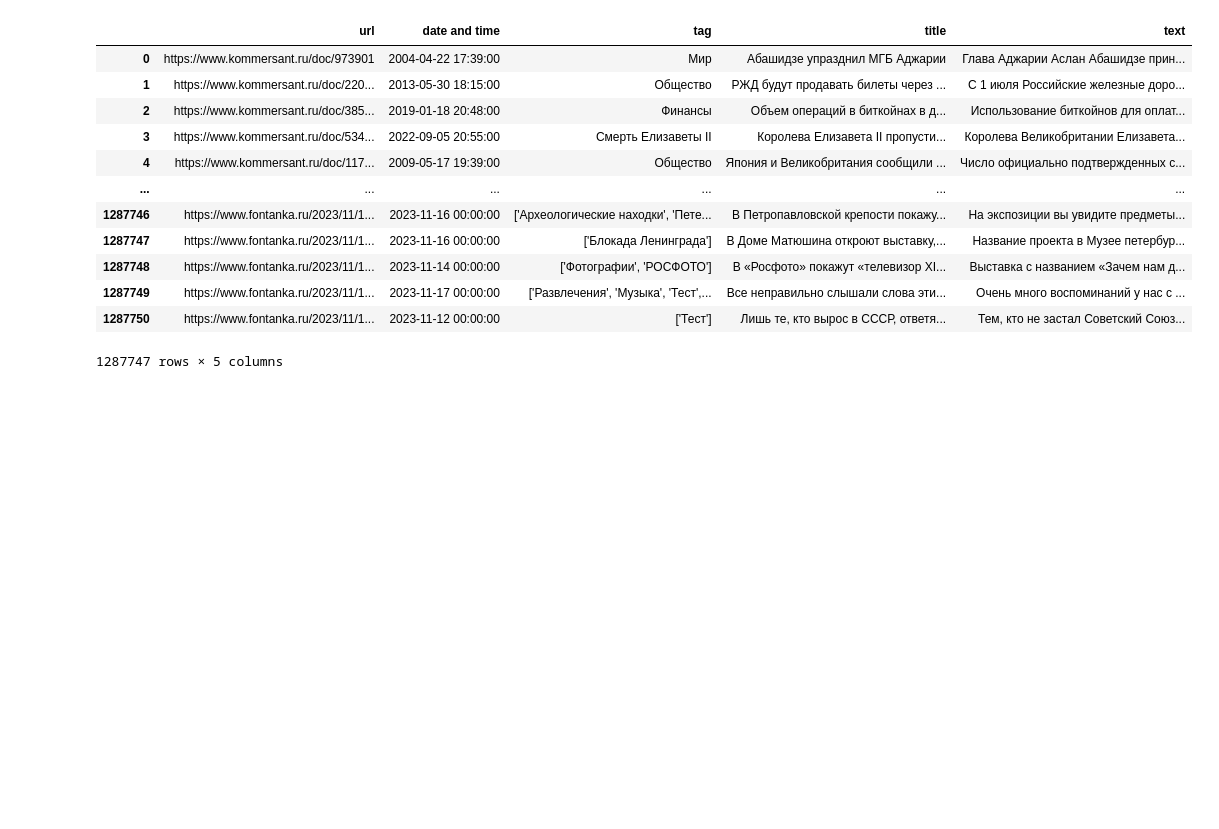
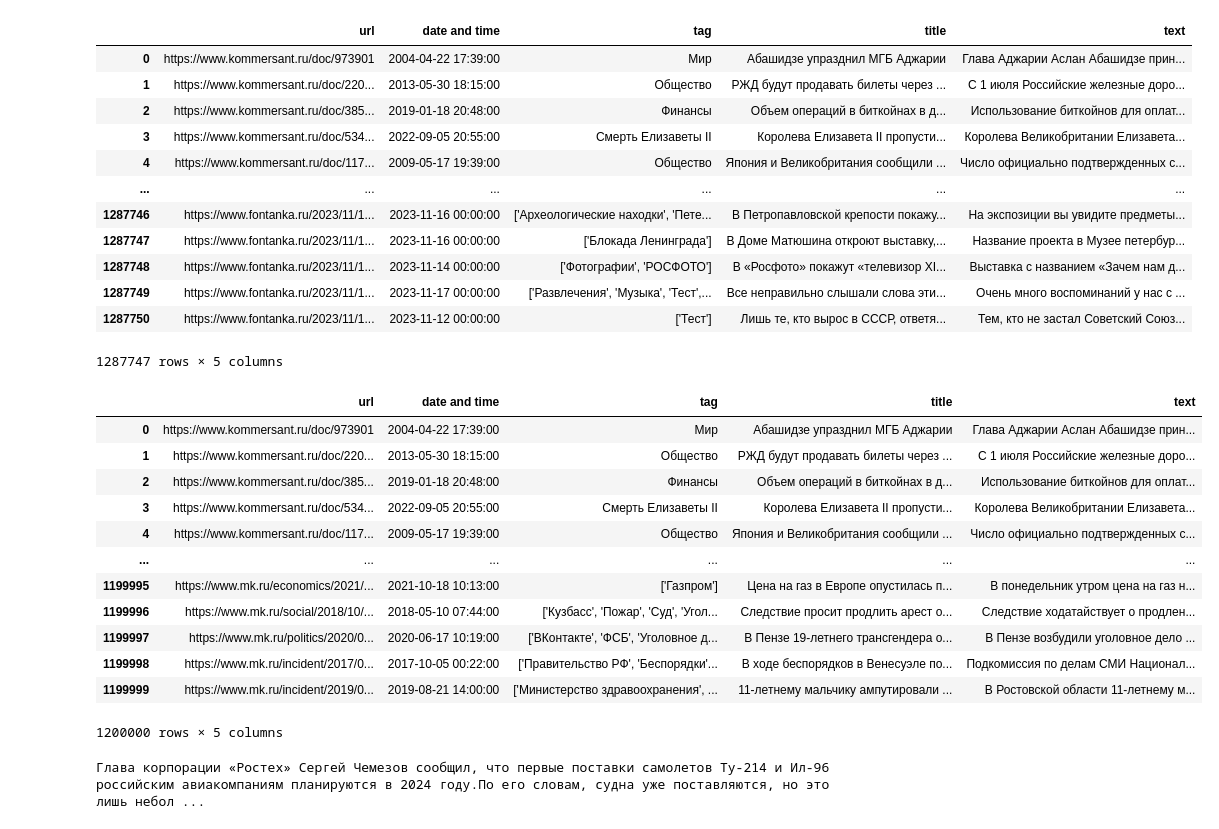
Before and after one commit to PavelRepnikov/Yearly_project, a Jupyter notebook: EDA.ipynb, the cells around one changed output. Saved outputs shown, nothing was run; the diff lists cells and outputs as text; code cells hidden in the pictures; blank space fills up the shorter version.

```diff
--- a/EDA.ipynb
+++ b/EDA.ipynb
@@ -283,8 +283,24 @@ df
 # %%
 df.to_csv('parsed_news_EDA.csv', index=False, sep=';')
 # %%
-# Исследование зависимости от времени
-df['date_column'] = pd.to_datetime(df['date_column'])
-df.set_index('date and time', inplace=True)
-df.resample('M').mean().plot()
-plt.show()
+df2 = pd.read_csv('parsed_news_EDA.csv', sep=';')
+# %%
+df2.head(1200000)
+# %% [output]
+|  | url | date and time | tag | title | text |
+| 0 | https://www.kommersant.ru/doc/973901 | 2004-04-22 17:39:00 | Мир | Абашидзе упразднил МГБ Аджарии | Глава Аджарии Аслан Абашидзе прин... |
+| 1 | https://www.kommersant.ru/doc/220... | 2013-05-30 18:15:00 | Общество | РЖД будут продавать билеты через ... | С 1 июля Российские железные доро... |
+| 2 | https://www.kommersant.ru/doc/385... | 2019-01-18 20:48:00 | Финансы | Объем операций в биткойнах в д... | Использование биткойнов для оплат... |
+| 3 | https://www.kommersant.ru/doc/534... | 2022-09-05 20:55:00 | Смерть Елизаветы II | Королева Елизавета II пропусти... | Королева Великобритании Елизавета... |
+| 4 | https://www.kommersant.ru/doc/117... | 2009-05-17 19:39:00 | Общество | Япония и Великобритания сообщили ... | Число официально подтвержденных с... |
+| ... | ... | ... | ... | ... | ... |
+| 1199995 | https://www.mk.ru/economics/2021/... | 2021-10-18 10:13:00 | ['Газпром'] | Цена на газ в Европе опустилась п... | В понедельник утром цена на газ н... |
+| 1199996 | https://www.mk.ru/social/2018/10/... | 2018-05-10 07:44:00 | ['Кузбасс', 'Пожар', 'Суд', 'Угол... | Следствие просит продлить арест о... | Следствие ходатайствует о продлен... |
+| 1199997 | https://www.mk.ru/politics/2020/0... | 2020-06-17 10:19:00 | ['ВКонтакте', 'ФСБ', 'Уголовное д... | В Пензе 19-летнего трансгендера о... | В Пензе возбудили уголовное дело ... |
+| 1199998 | https://www.mk.ru/incident/2017/0... | 2017-10-05 00:22:00 | ['Правительство РФ', 'Беспорядки'... | В ходе беспорядков в Венесуэле по... | Подкомиссия по делам СМИ Национал... |
+| 1199999 | https://www.mk.ru/incident/2019/0... | 2019-08-21 14:00:00 | ['Министерство здравоохранения', ... | 11-летнему мальчику ампутировали ... | В Ростовской области 11-летнему м... |
+1200000 rows × 5 columns
+# %%
+print(df2.at[1200000, 'text'])
+# %% [output]
+Глава корпорации «Ростех» Сергей Чемезов сообщил, что первые поставки самолетов Ту-214 и Ил-96 российским авиакомпаниям планируются в 2024 году.По его словам, судна уже поставляются, но это лишь небол ...
```
Also changed, not shown: parts of 2 cells of this notebook.
